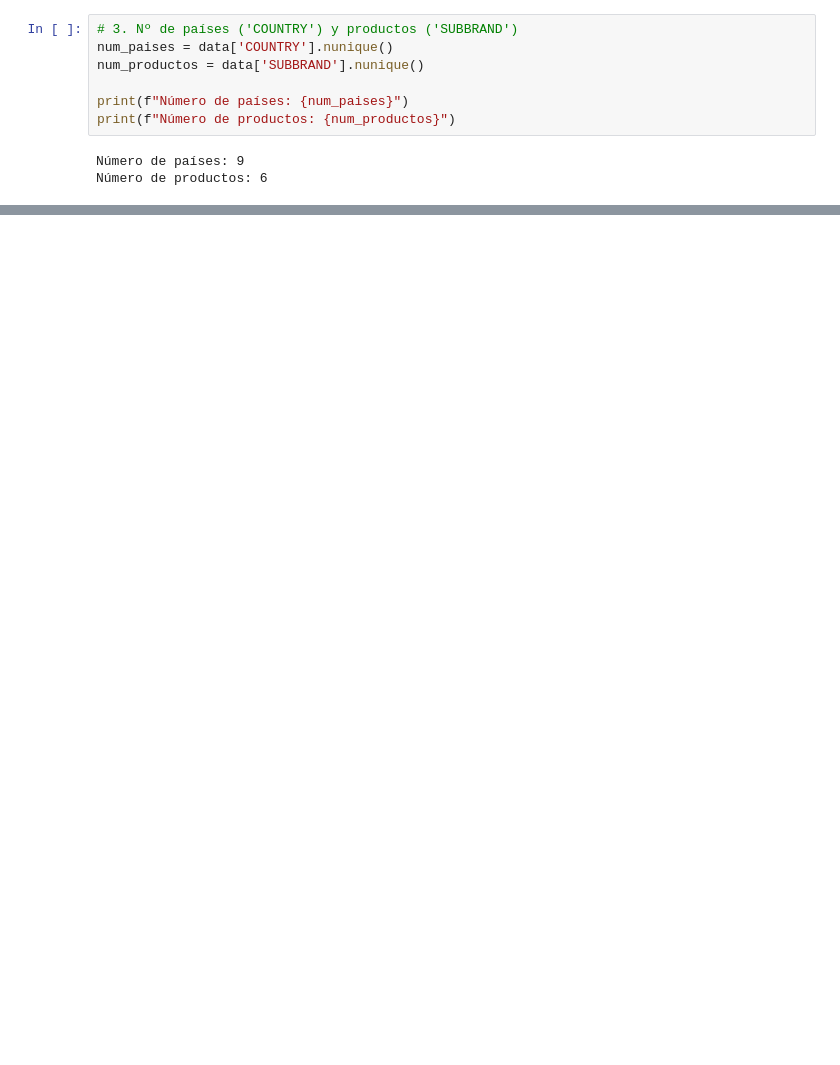
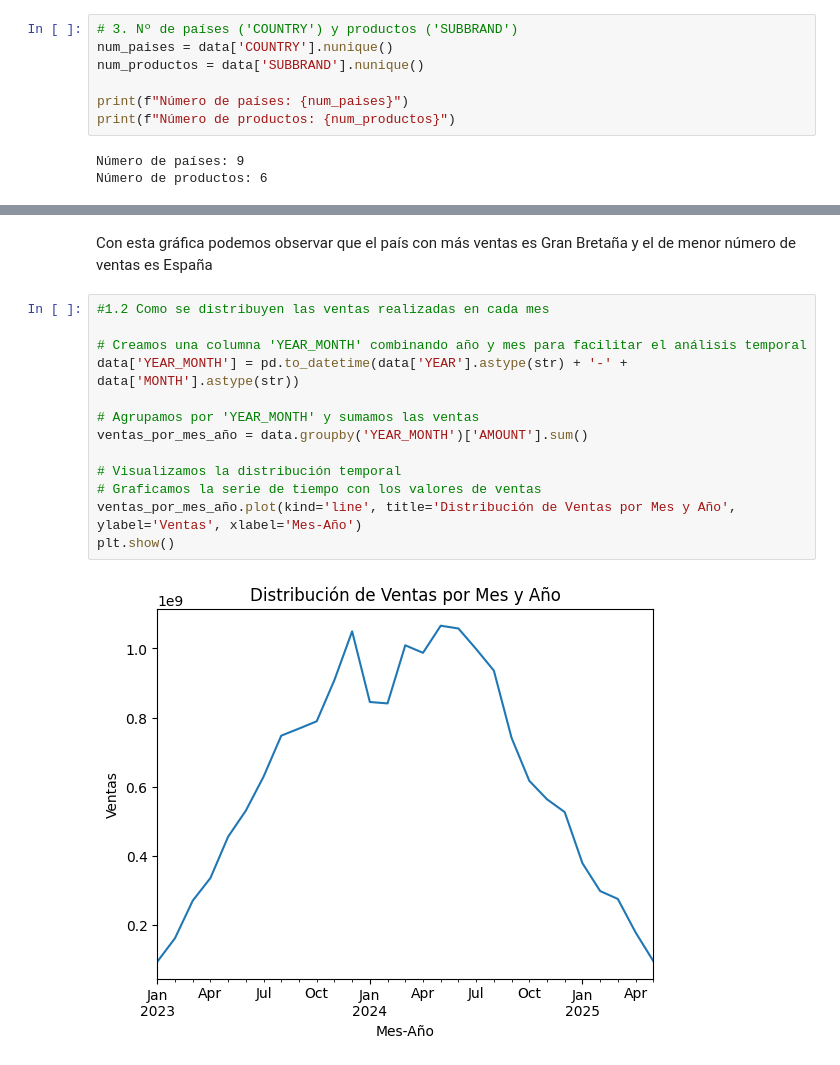
Before and after one commit to carlosadaro28/VisualizacionCarlosAdaro, a Jupyter notebook: Ejerciciosclase/Ejercicio2CarlosAdaro.ipynb, the cells around one changed output, grey strips where cells are left out. Cells and saved outputs as stored; diff of their text form; blank space fills up the shorter version.

```diff
--- a/Ejerciciosclase/Ejercicio2CarlosAdaro.ipynb
+++ b/Ejerciciosclase/Ejercicio2CarlosAdaro.ipynb
@@ -83,0 +174,17 @@ Name: AMOUNT, dtype: int64
+# %% [markdown]
+Con esta gráfica podemos observar que el país con más ventas es Gran Bretaña y el de menor número de ventas es España
+# %%
+#1.2 Como se distribuyen las ventas realizadas en cada mes
+
+# Creamos una columna 'YEAR_MONTH' combinando año y mes para facilitar el análisis temporal
+data['YEAR_MONTH'] = pd.to_datetime(data['YEAR'].astype(str) + '-' + data['MONTH'].astype(str))
+
+# Agrupamos por 'YEAR_MONTH' y sumamos las ventas
+ventas_por_mes_año = data.groupby('YEAR_MONTH')['AMOUNT'].sum()
+
+# Visualizamos la distribución temporal
+# Graficamos la serie de tiempo con los valores de ventas
+ventas_por_mes_año.plot(kind='line', title='Distribución de Ventas por Mes y Año', ylabel='Ventas', xlabel='Mes-Año')
+plt.show()
+# %% [output]
+[figure, added]
```
Also changed, not shown: parts of 23 cells of this notebook.
